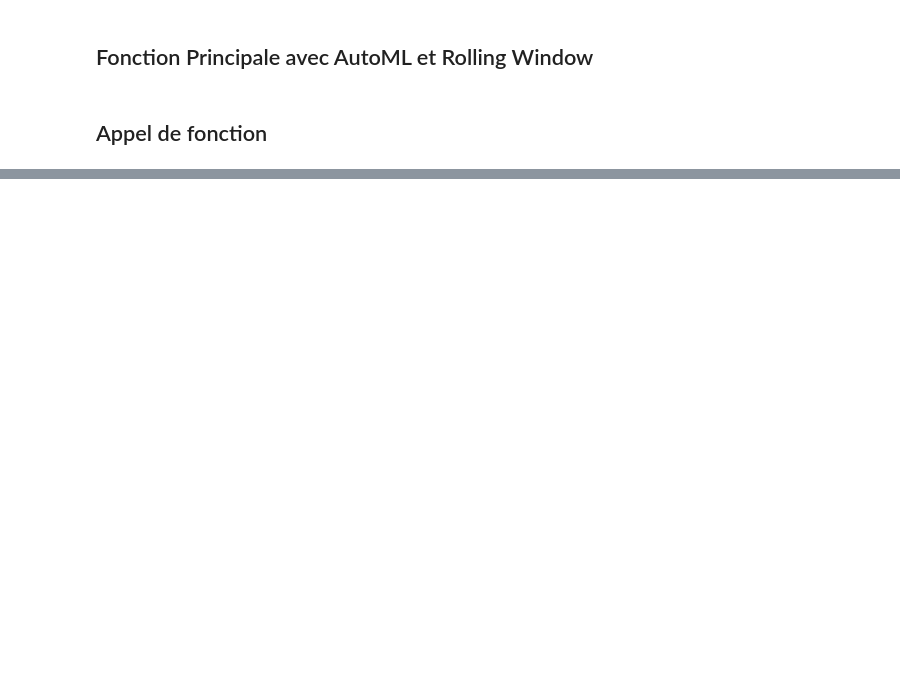
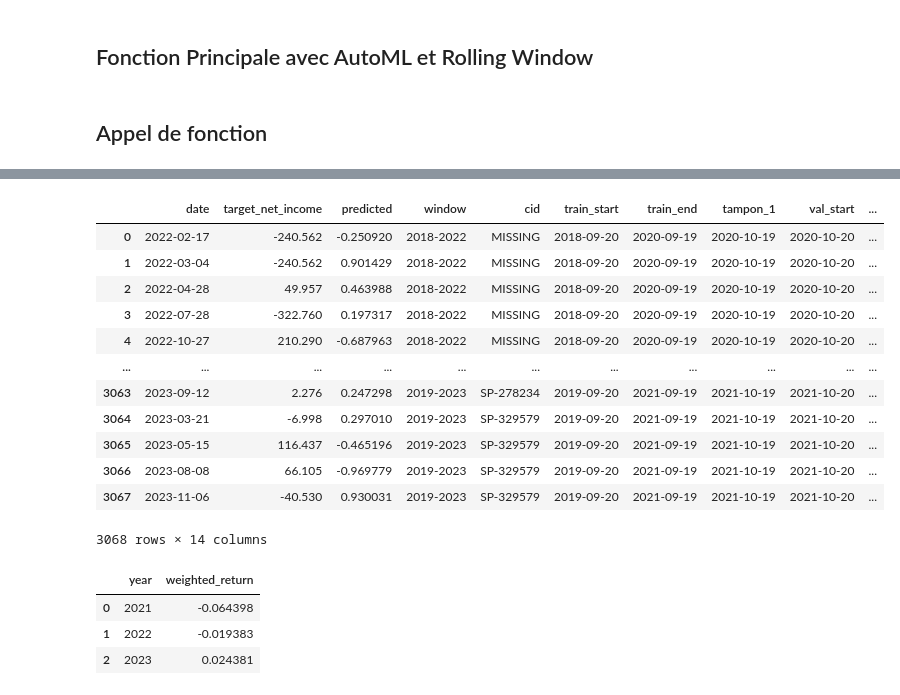
Before and after one commit to DominicPrenovost/AutoML-Practice, a Jupyter notebook: Code_Clean_Dominic.ipynb, the cells around one changed output, grey strips where cells are left out. Saved outputs shown, nothing was run; the diff lists cells and outputs as text; code cells hidden in the pictures; blank space fills up the shorter version.

```diff
--- a/Code_Clean_Dominic.ipynb
+++ b/Code_Clean_Dominic.ipynb
@@ -86,7 +84,7 @@ Nombre total de valeurs NaN après suppression : 0
 max_date = df_model_final['date'].max()
 
 # Date de coupure (5 ans avant)
-cutoff_date = max_date - pd.DateOffset(years=5)
+cutoff_date = max_date - pd.DateOffset(years=6)
 
 # Filtrer pour ne garder que les 5 dernières années
 df_test = df_model_final[df_model_final['date'] >= cutoff_date].copy()
@@ -178,0 +240,27 @@ predictions_df = pipeline_rolling_windows(
+# %%
+# Générer des valeurs aléatoires entre -1 et 1
+np.random.seed(42)  # Fixer la graine pour la reproductibilité
+predictions_df['predicted'] = np.random.uniform(-1, 1, size=len(predictions_df))  # Remplace 'n' par la taille désirée
+# %%
+# Assure que les colonnes 'date' sont au bon format datetime dans les deux DataFrames
+predictions_df['date'] = pd.to_datetime(predictions_df['date'])
+df_canada['date'] = pd.to_datetime(df_canada['date'])
+
+# Faire la jointure sur 'cid' et 'date'
+merged_df = predictions_df.merge(df_canada[['cid', 'date', 'return_1q']], on=['cid', 'date'], how='left')
+# %%
+merged_df
+# %% [output]
+|  | date | target_net_income | predicted | window | cid | train_start | train_end | tampon_1 | val_start | ... |
+| 0 | 2022-02-17 | -240.562 | -0.250920 | 2018-2022 | MISSING | 2018-09-20 | 2020-09-19 | 2020-10-19 | 2020-10-20 | ... |
+| 1 | 2022-03-04 | -240.562 | 0.901429 | 2018-2022 | MISSING | 2018-09-20 | 2020-09-19 | 2020-10-19 | 2020-10-20 | ... |
+| 2 | 2022-04-28 | 49.957 | 0.463988 | 2018-2022 | MISSING | 2018-09-20 | 2020-09-19 | 2020-10-19 | 2020-10-20 | ... |
+| 3 | 2022-07-28 | -322.760 | 0.197317 | 2018-2022 | MISSING | 2018-09-20 | 2020-09-19 | 2020-10-19 | 2020-10-20 | ... |
+| 4 | 2022-10-27 | 210.290 | -0.687963 | 2018-2022 | MISSING | 2018-09-20 | 2020-09-19 | 2020-10-19 | 2020-10-20 | ... |
+| ... | ... | ... | ... | ... | ... | ... | ... | ... | ... | ... |
+| 3063 | 2023-09-12 | 2.276 | 0.247298 | 2019-2023 | SP-278234 | 2019-09-20 | 2021-09-19 | 2021-10-19 | 2021-10-20 | ... |
+| 3064 | 2023-03-21 | -6.998 | 0.297010 | 2019-2023 | SP-329579 | 2019-09-20 | 2021-09-19 | 2021-10-19 | 2021-10-20 | ... |
+| 3065 | 2023-05-15 | 116.437 | -0.465196 | 2019-2023 | SP-329579 | 2019-09-20 | 2021-09-19 | 2021-10-19 | 2021-10-20 | ... |
+| 3066 | 2023-08-08 | 66.105 | -0.969779 | 2019-2023 | SP-329579 | 2019-09-20 | 2021-09-19 | 2021-10-19 | 2021-10-20 | ... |
+| 3067 | 2023-11-06 | -40.530 | 0.930031 | 2019-2023 | SP-329579 | 2019-09-20 | 2021-09-19 | 2021-10-19 | 2021-10-20 | ... |
+3068 rows × 14 columns
@@ -178,0 +315,7 @@ predictions_df = pipeline_rolling_windows(
+# %%
+test_returns
+# %% [output]
+|  | year | weighted_return |
+| 0 | 2021 | -0.064398 |
+| 1 | 2022 | -0.019383 |
+| 2 | 2023 | 0.024381 |
```
Also changed, not shown: parts of 7 cells of this notebook, 2 other files.
